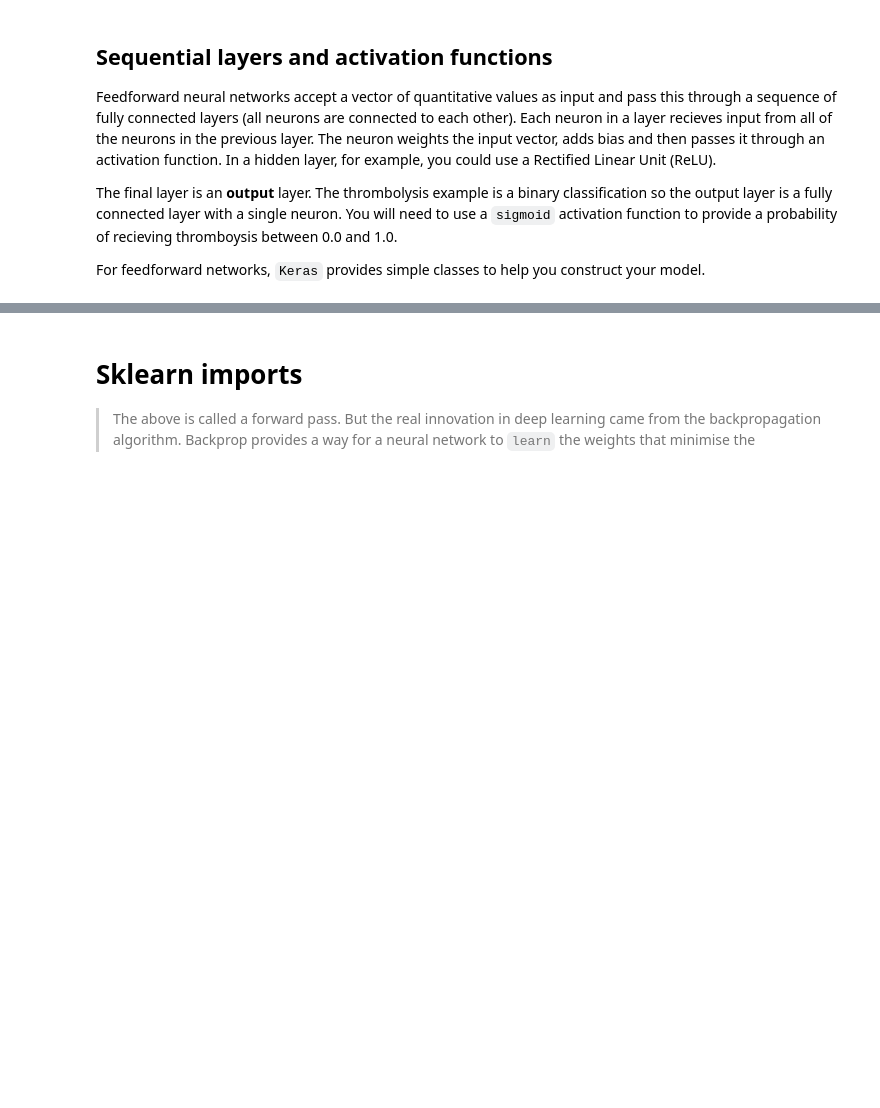
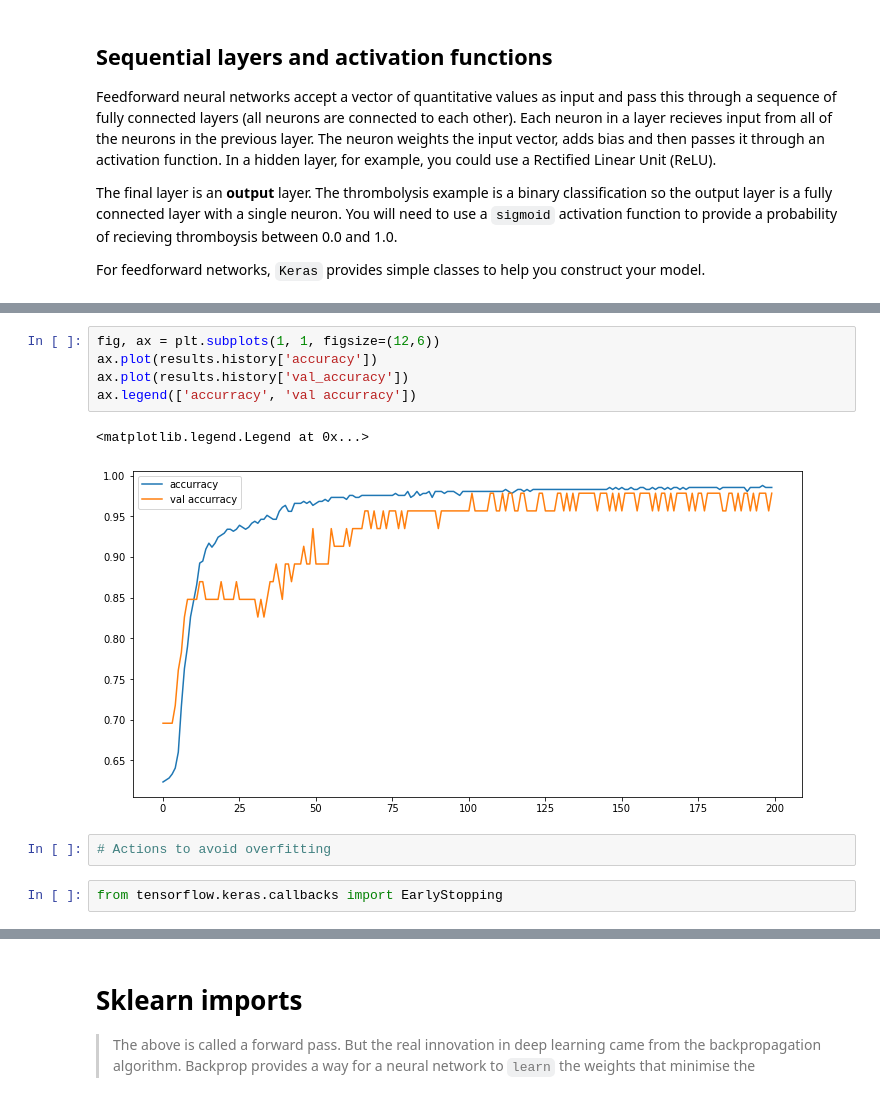
Before and after one commit to health-data-science-OR/forecasting, a Jupyter notebook: 06_neural_networks/deep_learning_101/lecture_deeplearning_101.ipynb, the cells around one changed output, grey strips where cells are left out. Drawn from its saved outputs; the diff is of its cells as text; blank space fills up the shorter version.

```diff
--- a/06_neural_networks/deep_learning_101/lecture_deeplearning_101.ipynb
+++ b/06_neural_networks/deep_learning_101/lecture_deeplearning_101.ipynb
@@ -219,0 +230,12 @@ from sklearn.model_selection import train_test_split
+# %%
+fig, ax = plt.subplots(1, 1, figsize=(12,6))
+ax.plot(results.history['accuracy'])
+ax.plot(results.history['val_accuracy'])
+ax.legend(['accurracy', 'val accurracy'])
+# %% [output]
+<matplotlib.legend.Legend at 0x...>
+[figure, added]
+# %%
+# Actions to avoid overfitting
+# %%
+from tensorflow.keras.callbacks import EarlyStopping
```
Also changed, not shown: parts of 29 cells of this notebook, 1 other file.
